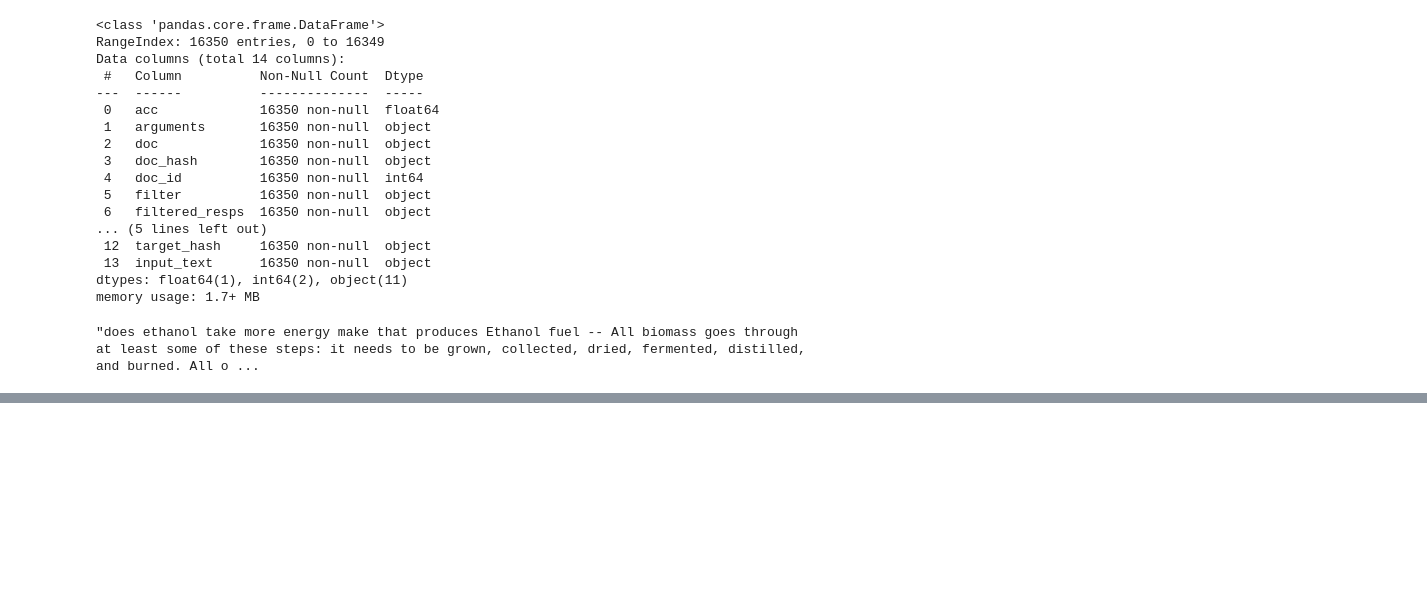
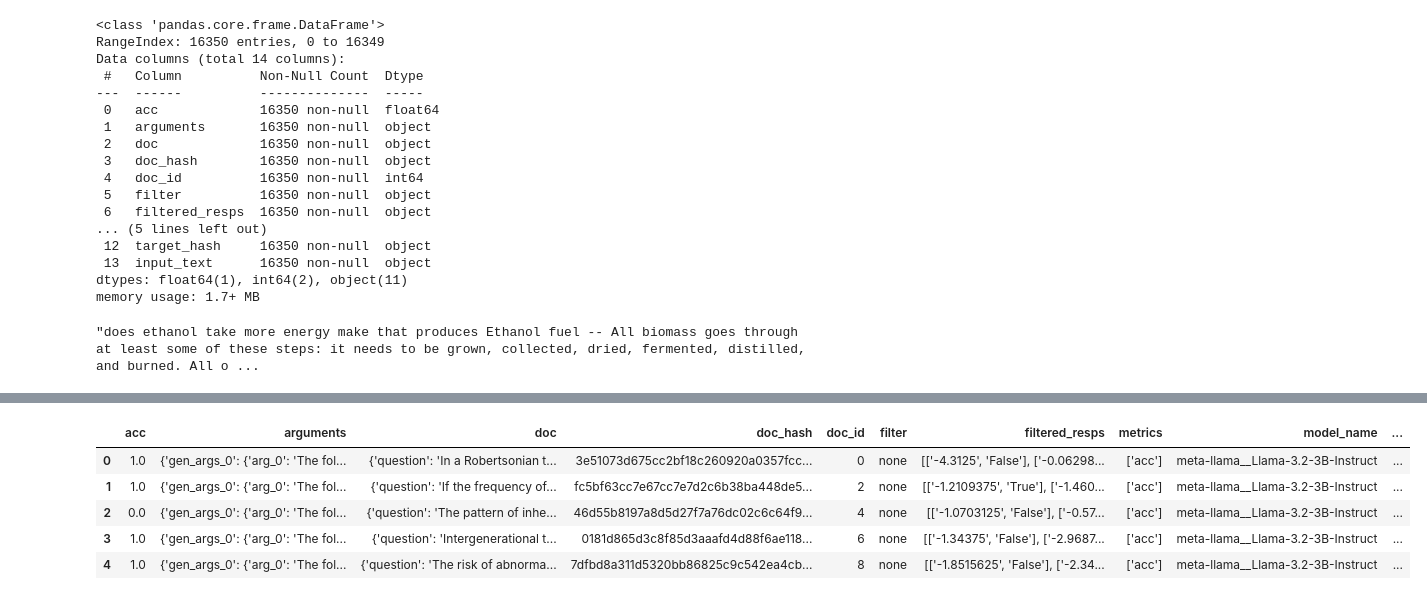
Before and after one commit to laminair/mess-plus, a Jupyter notebook: preprocess.ipynb, the cells around one changed output, grey strips where cells are left out. Saved outputs shown, nothing was run; the diff lists cells and outputs as text; code cells hidden in the pictures; blank space fills up the shorter version.

```diff
--- a/preprocess.ipynb
+++ b/preprocess.ipynb
@@ -232,0 +266,11 @@ boolq["input_text"][0]
+# %%
+mmlu_medical_genetics = pd.read_csv("datasets/mmlu_medical_genetics.csv")
+# %%
+mmlu_medical_genetics.head()
+# %% [output]
+|  | acc | arguments | doc | doc_hash | doc_id | filter | filtered_resps | metrics | model_name | ... |
+| 0 | 1.0 | {'gen_args_0': {'arg_0': 'The fol... | {'question': 'In a Robertsonian t... | 3e51073d675cc2bf18c260920a0357fcc... | 0 | none | [['-4.3125', 'False'], ['-0.06298... | ['acc'] | meta-llama__Llama-3.2-3B-Instruct | ... |
+| 1 | 1.0 | {'gen_args_0': {'arg_0': 'The fol... | {'question': 'If the frequency of... | fc5bf63cc7e67cc7e7d2c6b38ba448de5... | 2 | none | [['-1.2109375', 'True'], ['-1.460... | ['acc'] | meta-llama__Llama-3.2-3B-Instruct | ... |
+| 2 | 0.0 | {'gen_args_0': {'arg_0': 'The fol... | {'question': 'The pattern of inhe... | 46d55b8197a8d5d27f7a76dc02c6c64f9... | 4 | none | [['-1.0703125', 'False'], ['-0.57... | ['acc'] | meta-llama__Llama-3.2-3B-Instruct | ... |
+| 3 | 1.0 | {'gen_args_0': {'arg_0': 'The fol... | {'question': 'Intergenerational t... | 0181d865d3c8f85d3aaafd4d88f6ae118... | 6 | none | [['-1.34375', 'False'], ['-2.9687... | ['acc'] | meta-llama__Llama-3.2-3B-Instruct | ... |
+| 4 | 1.0 | {'gen_args_0': {'arg_0': 'The fol... | {'question': 'The risk of abnorma... | 7dfbd8a311d5320bb86825c9c542ea4cb... | 8 | none | [['-1.8515625', 'False'], ['-2.34... | ['acc'] | meta-llama__Llama-3.2-3B-Instruct | ... |
```
Also changed, not shown: parts of 1 cell of this notebook.
